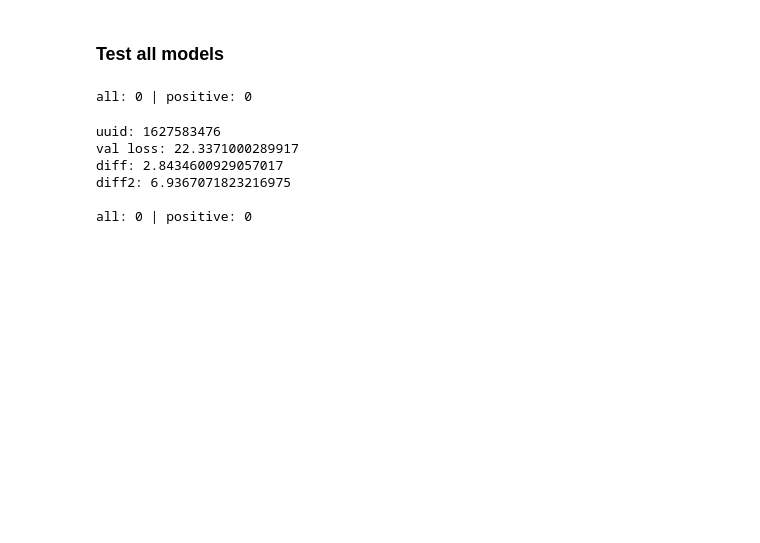
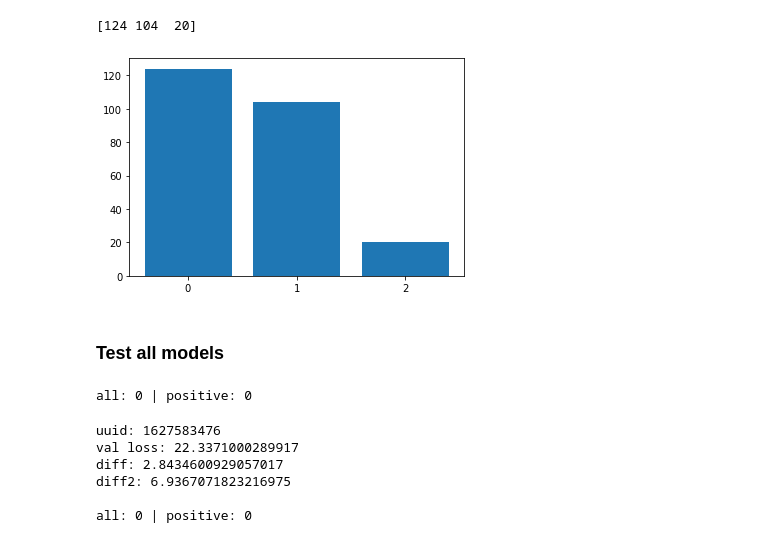
Before and after one commit to yermandy/vehicle-audio-nn, a Jupyter notebook: inference_regression.ipynb, the cells around one changed output. Saved outputs shown, nothing was run; the diff lists cells and outputs as text; code cells hidden in the pictures; blank space fills up the shorter version.

```diff
--- a/inference_regression.ipynb
+++ b/inference_regression.ipynb
@@ -219,3 +133,15 @@ np.abs(cumsum - cumstep).mean()
+# %%
+params.nn_hop_length = 3
+params.frame_length = 3
+params.n_frames = 1
+
+
+dataset = VehicleDataset(signal, events, start_time=FROM_TIME, end_time=TILL_TIME, seed=0, params=params)
+loader = DataLoader(dataset, batch_size=64)
+plot_events_density(loader)
+# %% [output]
+[124 104  20]
+[figure, added]
 # %% [markdown]
 ### Test all models
 # %%
```
Also changed, not shown: parts of 26 cells of this notebook.
